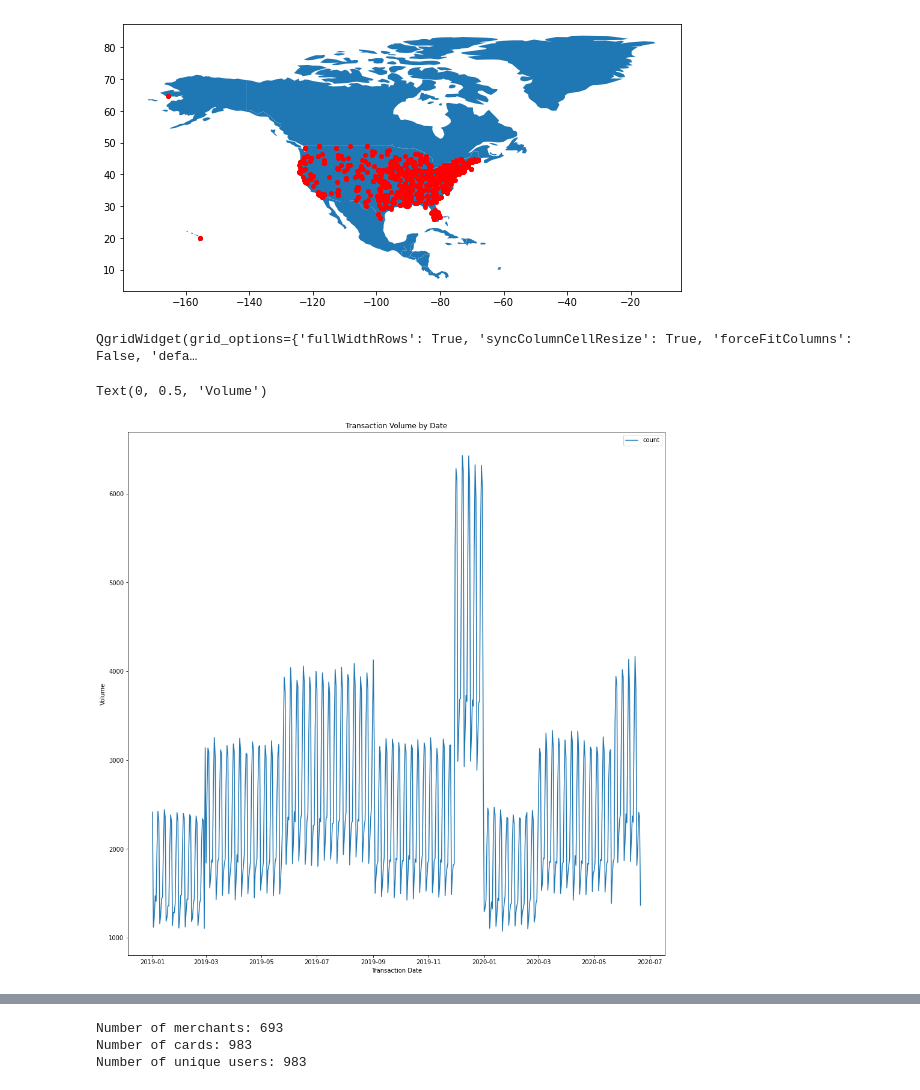
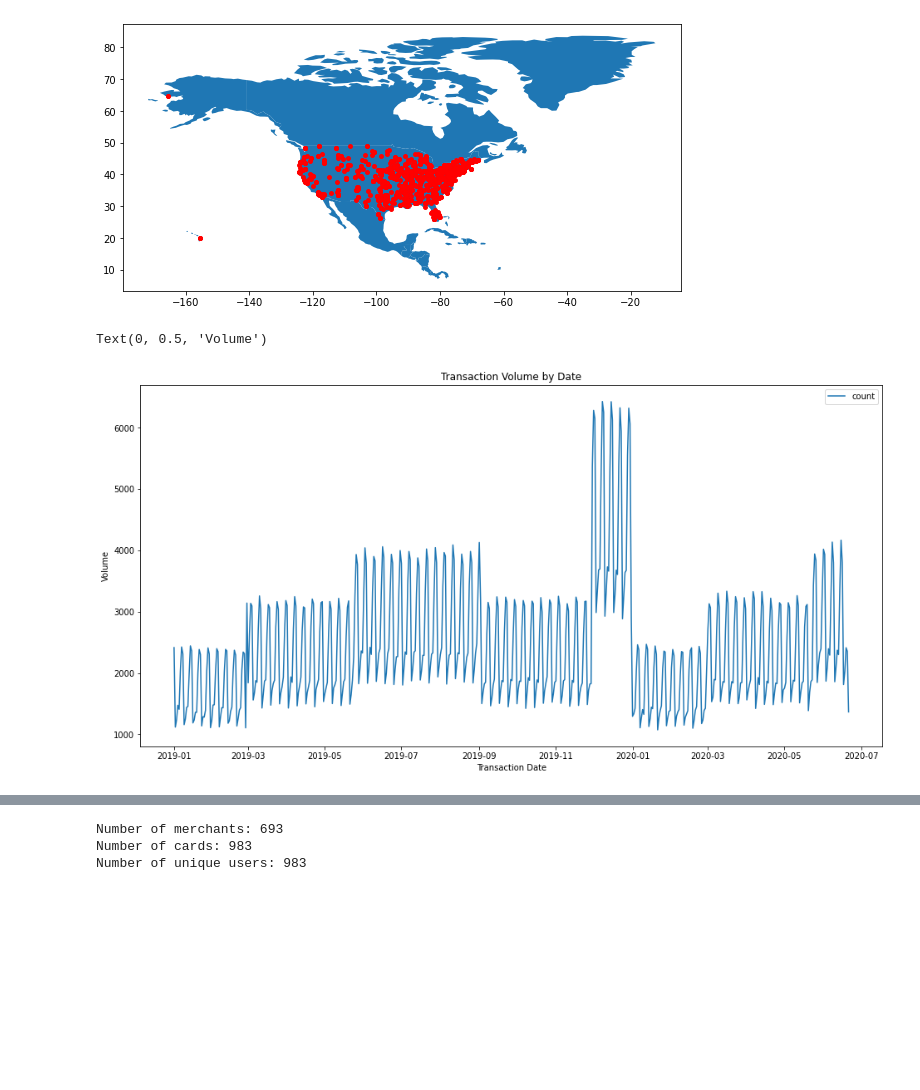
Before and after one commit to cwperks/eai6000_group5, a Jupyter notebook: week1/cperkins_week1_eda.ipynb, the cells around one changed output, grey strips where cells are left out. Drawn from its saved outputs; the diff is of its cells as text; code cells hidden in the pictures; blank space fills up the shorter version.

```diff
--- a/week1/cperkins_week1_eda.ipynb
+++ b/week1/cperkins_week1_eda.ipynb
@@ -129,16 +129,14 @@ gdf.plot(ax=ax.plot(figsize=(10, 6)), marker='o', color='red', markersize=15);
 txn_count_by_date = fraud_df['txn_date'].value_counts().sort_index().reset_index()
 txn_count_by_date.columns = ['txn_date','count']
 
-qgrid.show_grid(txn_count_by_date.head(100), grid_options={'forceFitColumns': False, 'defaultColumnWidth': 100})
+# qgrid.show_grid(txn_count_by_date.head(100), grid_options={'forceFitColumns': False, 'defaultColumnWidth': 100})
-# %% [output]
-QgridWidget(grid_options={'fullWidthRows': True, 'syncColumnCellResize': True, 'forceFitColumns': False, 'defa…
 # %%
-plt = txn_count_by_date.plot.line(x='txn_date', y='count', figsize=(16, 16), title="Transaction Volume by Date")
+plt = txn_count_by_date.plot.line(x='txn_date', y='count', figsize=(16, 8), title="Transaction Volume by Date")
 plt.set_xlabel('Transaction Date')
 plt.set_ylabel('Volume')
 # %% [output]
 Text(0, 0.5, 'Volume')
-[figure, old version]
+[figure, new version]
 # %%
 dob_counts = fraud_df['year_of_birth'].value_counts().sort_index().reset_index()
 dob_counts.columns = ['year_of_birth','count']
```
Also changed, not shown: parts of 4 cells of this notebook, 2 other files.
